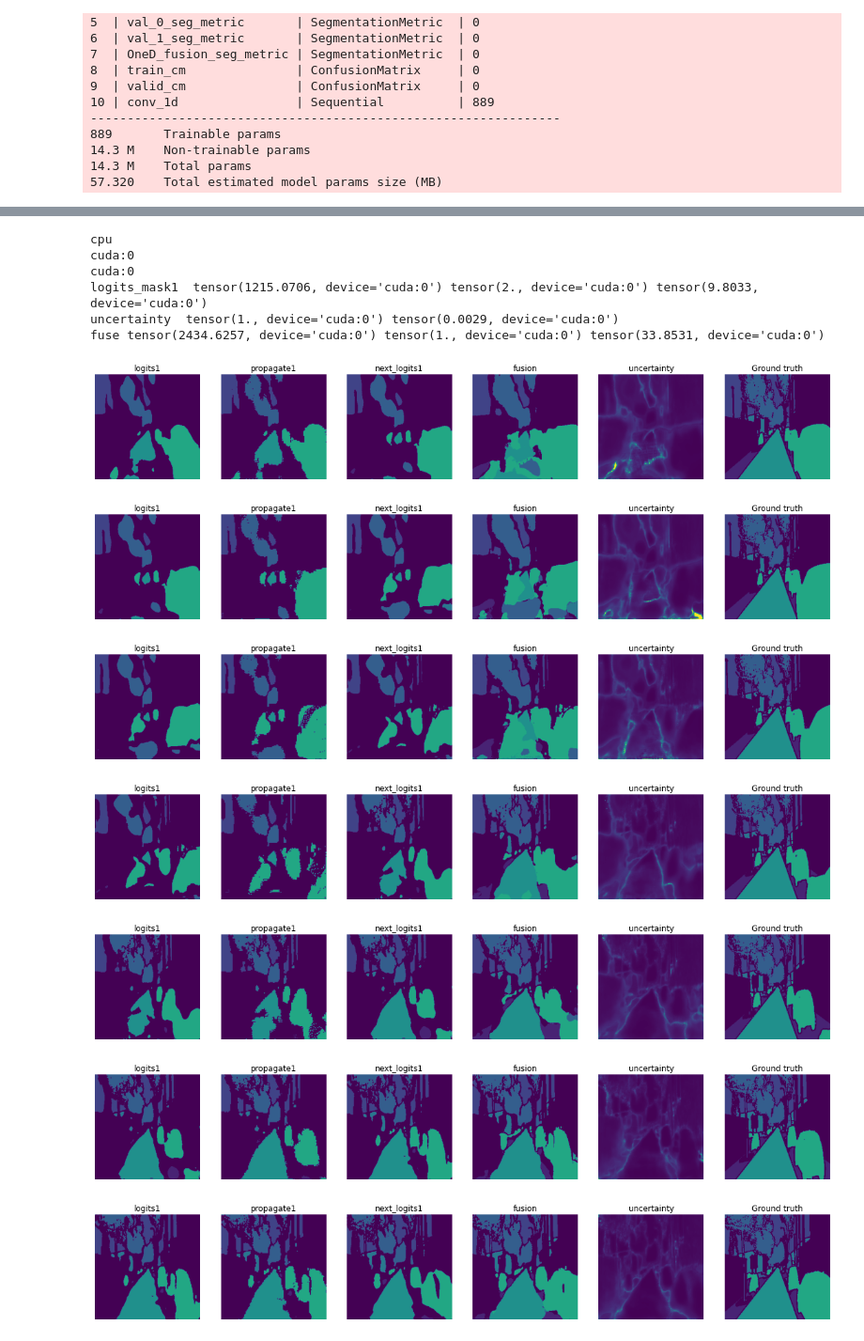
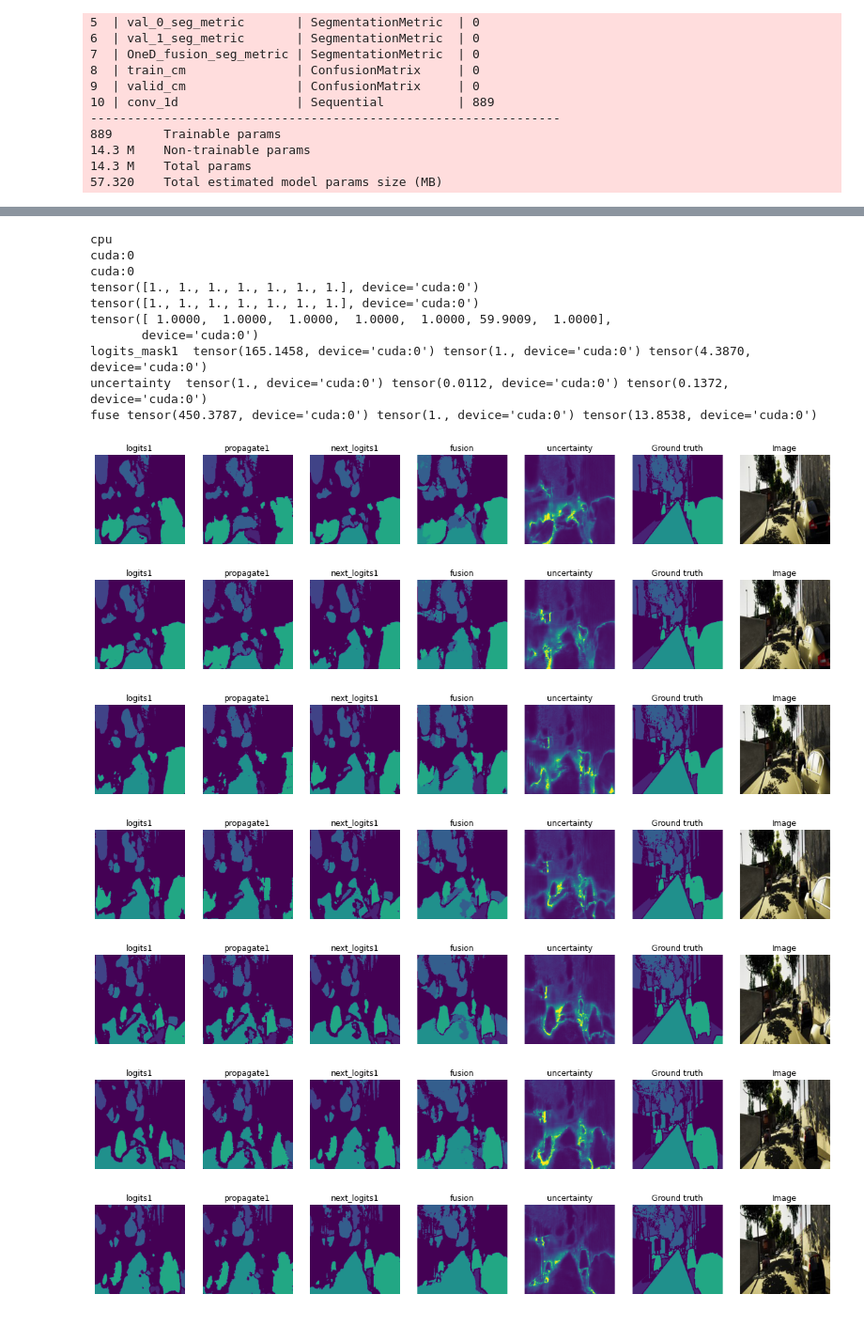
Before and after one commit to DependableSoftware2-0/SemanticTemporalFusion, a Jupyter notebook: semantic_segmentation_notebooks/vkitti_sequqence_1Dfusion_training.ipynb, the cells around one changed output, grey strips where cells are left out. Shown at 94% size. Drawn from its saved outputs; the diff is of its cells as text; code cells hidden in the pictures.

```diff
--- a/semantic_segmentation_notebooks/vkitti_sequqence_1Dfusion_training.ipynb
+++ b/semantic_segmentation_notebooks/vkitti_sequqence_1Dfusion_training.ipynb
@@ -486 +554,6 @@ LOCAL_RANK: 0 - CUDA_VISIBLE_DEVICES: [0]
+# %%
+model.model = torch.load('/home/deebuls/Documents/phd/blender-dataset/multi-view-fusion-initial/vkitti_cluster_trained.pt')
+
+#Freezing the network
+#model.model.eval()
 # %%
@@ -512,71 +592,85 @@ with torch.no_grad():
     print (model.device)
     print (batch['image0'].device)
     logits_mask0, propagate_mask0, logits_mask1, fused_mask = model(batch)
-    logits_mask0 = F.relu(logits_mask0) +1
-    propagate_mask0= F.relu(propagate_mask0) +1
-    logits_mask1 = F.relu(logits_mask1) +1
+    #logits_mask0 = F.relu(logits_mask0) +1
+    #propagate_mask0= F.relu(propagate_mask0) +1
+    #logits_mask1 = F.relu(logits_mask1) +1
     fused_mask = F.relu(fused_mask) +1
 
     uncertainty = 7 / torch.sum(fused_mask, dim=1, keepdim=True)
 
 
+print (logits_mask0[0,:,250,150])
+print (propagate_mask0[0,:,250,150])
+print (logits_mask1[0,:,250,150])
 print ('logits_mask1 ', logits_mask1.max(), logits_mask1.min(), logits_mask1.mean())
 print ('uncertainty ', uncertainty.max(), uncertainty.min(), uncertainty.mean())
 print ('fuse', fused_mask.max(), fused_mask.min(), fused_mask.mean())
-for logits1, propagate1, next_logits1, f, u, gt_mask in zip(torch.argmax(logits_mask0, dim=1, keepdim=True),
+for logits1, propagate1, next_logits1, f, u, gt_mask, img in zip(torch.argmax(logits_mask0, dim=1, keepdim=True),
                                    torch.argmax(propagate_mask0, dim=1, keepdim=True),
                                    torch.argmax(logits_mask1, dim=1, keepdim=True),
                                    torch.argmax(fused_mask, dim=1, keepdim=True),
                                     uncertainty,
-                                   batch['mask1']):
+                                   batch['mask1'],
+                                   batch['image0']):
 
     plt.figure(figsize=(20, 10))
 
-    plt.subplot(1, 6, 1)
+    plt.subplot(1, 7, 1)
     plt.imshow(logits1.detach().cpu().numpy().squeeze(), vmin=0, vmax=10)  # convert CHW -> HWC
     plt.title("logits1")
     plt.axis("off")
 
-    plt.subplot(1, 6, 6)
+    plt.subplot(1, 7, 6)
     plt.imshow(gt_mask.numpy().squeeze(), vmin=0, vmax=10) # just squeeze classes dim, because we have only one class
     plt.title("Ground truth")
     plt.axis("off")
 
-    plt.subplot(1, 6, 2)
+    plt.subplot(1, 7, 7)
+    img=img.permute(1,2,0)
+    plt.imshow(img.detach().cpu().numpy().squeeze(), vmin=0, vmax=10) # just squeeze classes dim, because we have only one class
+    plt.title("Image")
+    plt.axis("off")
+
+    plt.subplot(1, 7, 2)
     plt.imshow(propagate1.detach().cpu().numpy().squeeze(), vmin=0, vmax=10) # just squeeze classes dim, because we have only one class
     plt.title("propagate1")
     plt.axis("off")
 
-    plt.subplot(1, 6, 3)
+    plt.subplot(1, 7, 3)
     plt.imshow(next_logits1.detach().cpu().numpy().squeeze(), vmin=0, vmax=10) # just squeeze classes dim, because we have only one class
     plt.title("next_logits1")
     plt.axis("off")
 
-    plt.subplot(1, 6, 4)
+    plt.subplot(1, 7, 4)
     plt.imshow(f.detach().cpu().numpy().squeeze(), vmin=0, vmax=10) # just squeeze classes dim, because we have only one class
     plt.title("fusion")
     plt.axis("off")
 
-    plt.subplot(1, 6, 5)
+    plt.subplot(1, 7, 5)
     plt.imshow(u.detach().cpu().numpy().squeeze(), vmin=0, vmax=1) # just squeeze classes dim, because we have only one class
     plt.title("uncertainty")
     plt.axis("off")
 
     #plt.savefig('result.png')
     plt.show()
 
-del batch, logits_mask0, propagate_mask0, logits_mask1 , fused_mask, uncertainty
+del batch, logits_mask0, propagate_mask0, logits_mask1 , fused_mask, uncertainty, img
 # %% [output]
 cpu
 cuda:0
 cuda:0
-logits_mask1  tensor(1215.0706, device='cuda:0') tensor(2., device='cuda:0') tensor(9.8033, device='cuda:0')
-uncertainty  tensor(1., device='cuda:0') tensor(0.0029, device='cuda:0')
-fuse tensor(2434.6257, device='cuda:0') tensor(1., device='cuda:0') tensor(33.8531, device='cuda:0')
+tensor([1., 1., 1., 1., 1., 1., 1.], device='cuda:0')
+tensor([1., 1., 1., 1., 1., 1., 1.], device='cuda:0')
+tensor([ 1.0000,  1.0000,  1.0000,  1.0000,  1.0000, 59.9009,  1.0000],
+       device='cuda:0')
+logits_mask1  tensor(165.1458, device='cuda:0') tensor(1., device='cuda:0') tensor(4.3870, device='cuda:0')
+uncertainty  tensor(1., device='cuda:0') tensor(0.0112, device='cuda:0') tensor(0.1372, device='cuda:0')
+fuse tensor(450.3787, device='cuda:0') tensor(1., device='cuda:0') tensor(13.8538, device='cuda:0')
-[figure, old version]
+[figure, new version]
-[figure, old version]
+[figure, new version]
-[figure, old version]
+[figure, new version]
-[figure, old version]
+[figure, new version]
-[figure, old version]
+[figure, new version]
-[figure, old version]
+[figure, new version]
-[figure, old version]
+[figure, new version]
```
Also changed, not shown: parts of 11 cells of this notebook, 22 other files.
